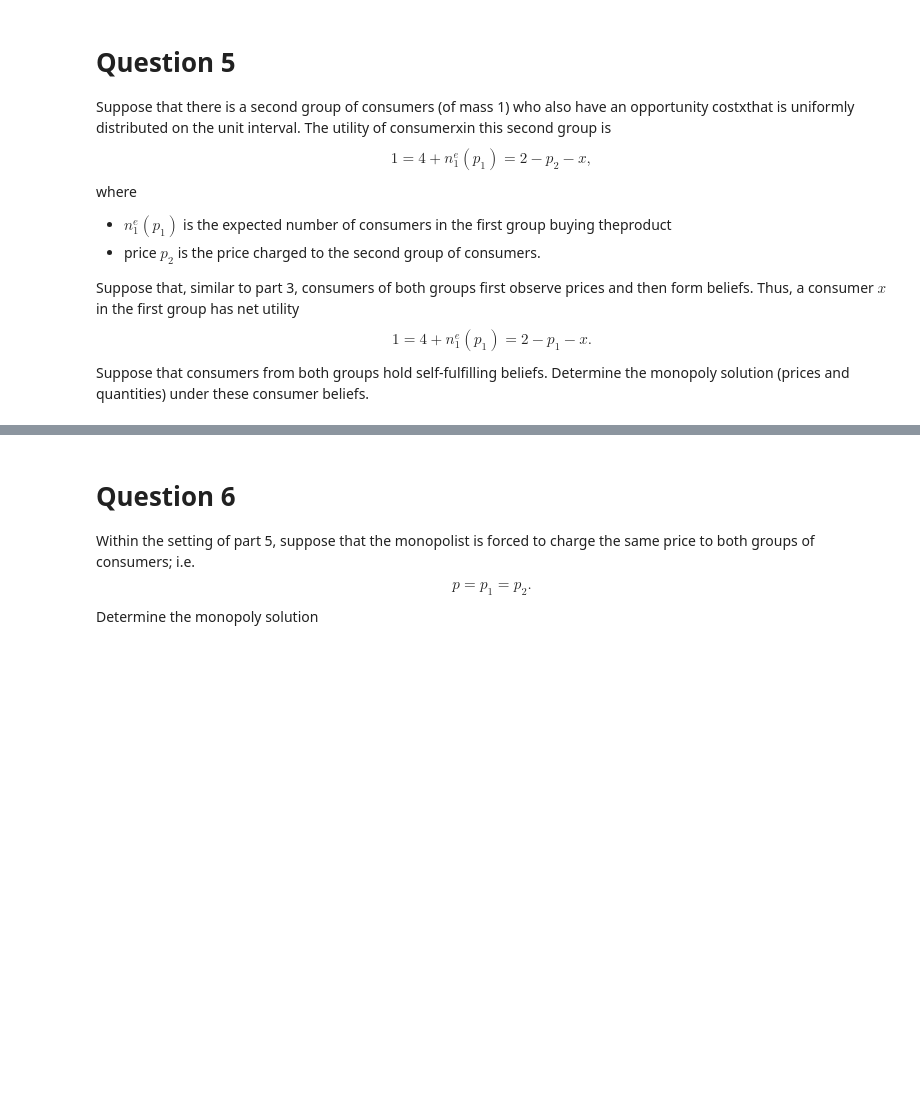
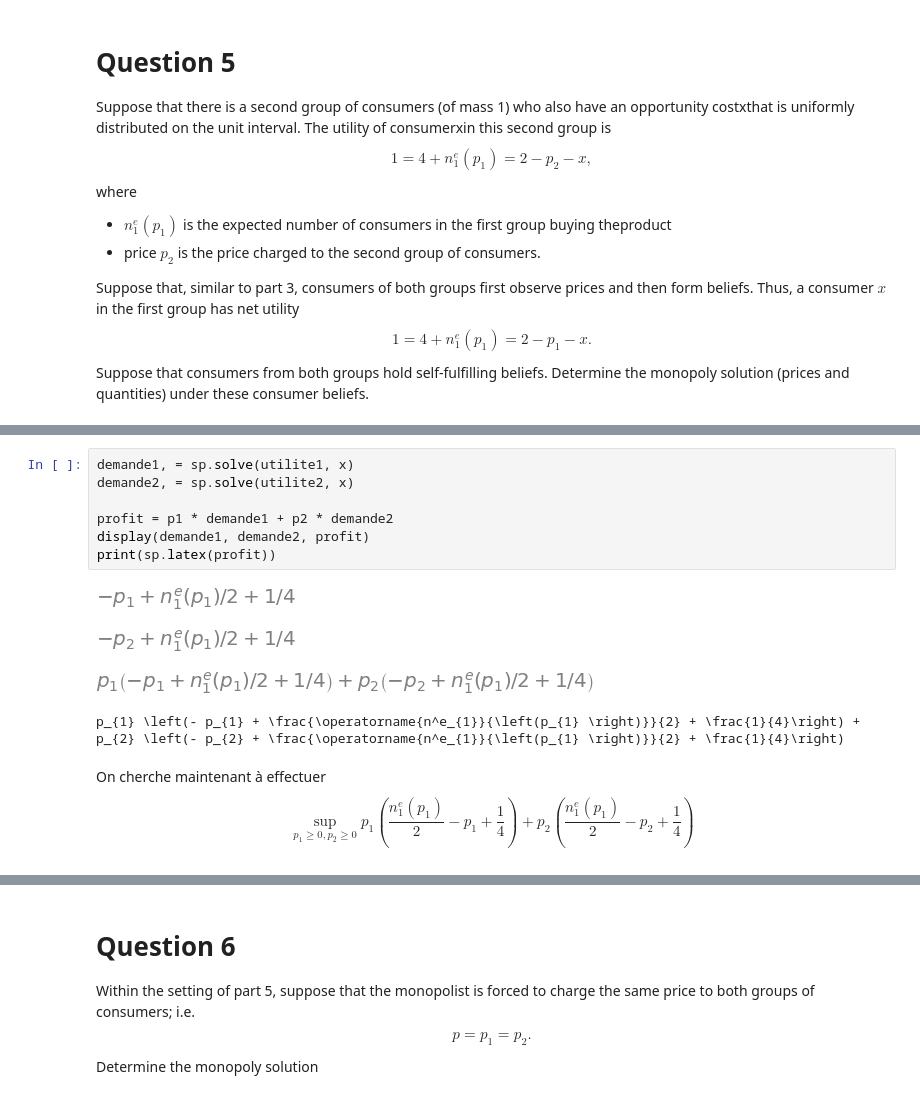
Before and after one commit to MECEN-TOURS/SI-2020-2021, a Jupyter notebook: exercice_introductif/Initial.ipynb, the cells around one changed output, grey strips where cells are left out. Drawn from its saved outputs; the diff is of its cells as text; blank space fills up the shorter version.

```diff
--- a/exercice_introductif/Initial.ipynb
+++ b/exercice_introductif/Initial.ipynb
@@ -317,0 +336,17 @@ Determine the monopoly solution (prices and quantities) under these consumer bel
+# %%
+demande1, = sp.solve(utilite1, x)
+demande2, = sp.solve(utilite2, x)
+
+profit = p1 * demande1 + p2 * demande2
+display(demande1, demande2, profit)
+print(sp.latex(profit))
+# %% [output]
+[figure, added]
+[figure, added]
+[figure, added]
+p_{1} \left(- p_{1} + \frac{\operatorname{n^e_{1}}{\left(p_{1} \right)}}{2} + \frac{1}{4}\right) + p_{2} \left(- p_{2} + \frac{\operatorname{n^e_{1}}{\left(p_{1} \right)}}{2} + \frac{1}{4}\right)
+# %% [markdown]
+On cherche maintenant à effectuer
+$$
+\underset{p_1\geq 0, p_2\geq 0}{\sup} p_{1} \left(\frac{n^e_{1}(p_1)}{2} - p_{1} + \frac{1}{4}\right) + p_{2} \left(\frac{n^e_{1}(p_1)}{2} - p_{2} + \frac{1}{4}\right)
+$$
```
Also changed, not shown: parts of 9 cells of this notebook.
